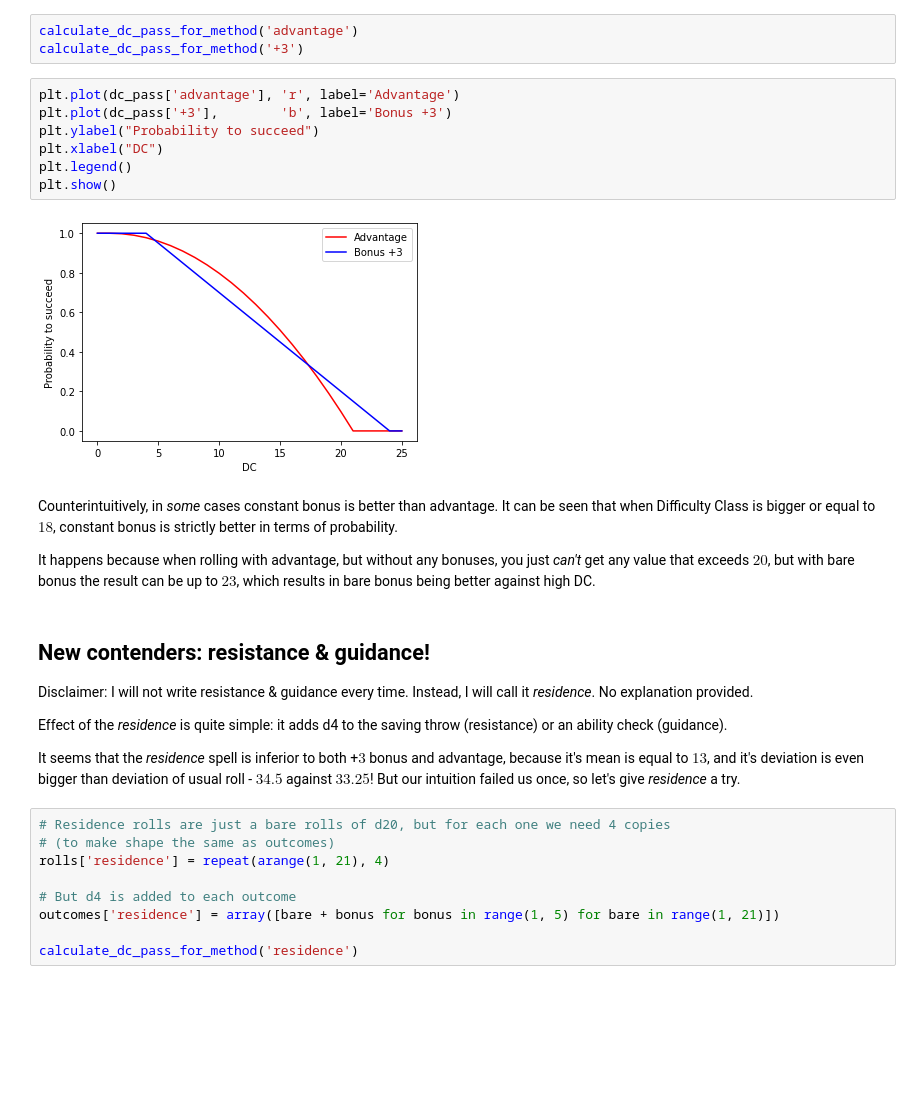
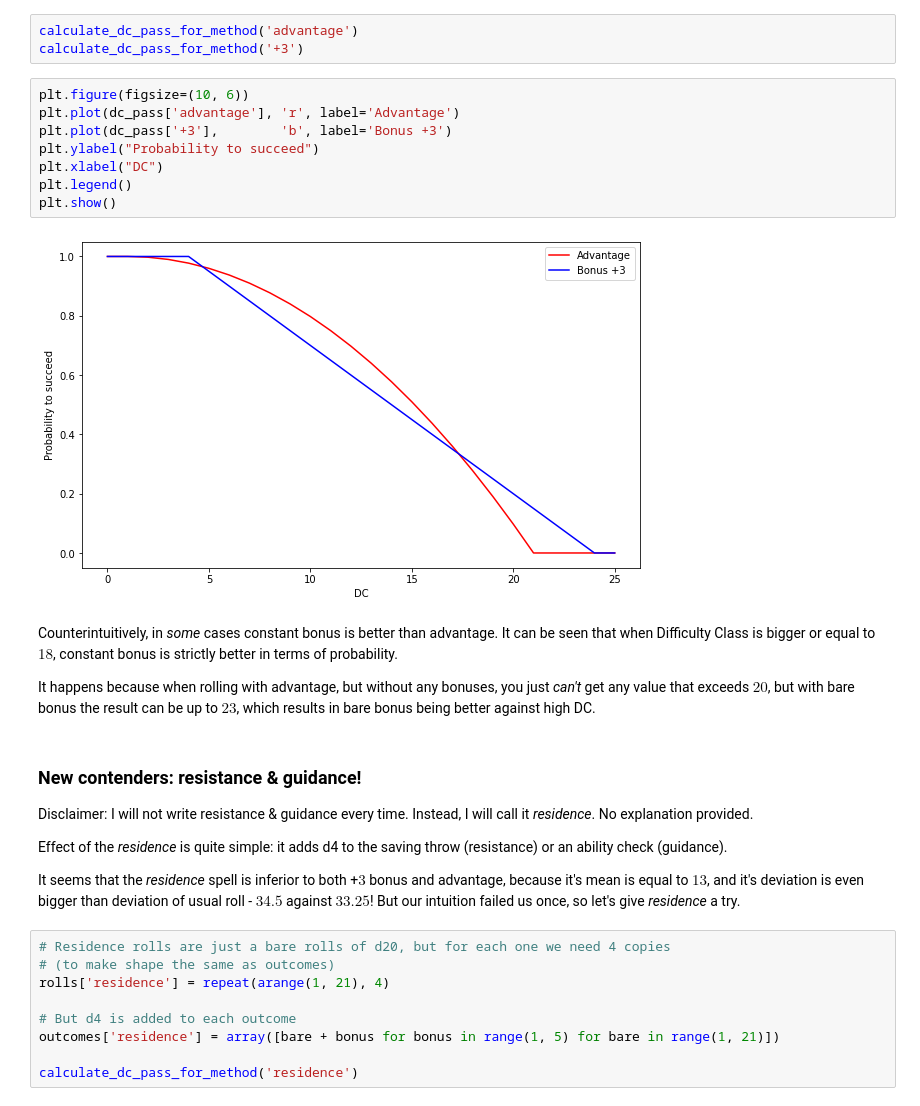
Before and after one commit to Covariance/DnD-math-basics, a Jupyter notebook: advantage.ipynb, the cells around one changed output. Drawn from its saved outputs; the diff is of its cells as text; blank space fills up the shorter version.

```diff
--- a/advantage.ipynb
+++ b/advantage.ipynb
@@ -70,20 +70,21 @@ def calculate_dc_pass_for_method(method: str):
 calculate_dc_pass_for_method('advantage')
 calculate_dc_pass_for_method('+3')
 # %%
+plt.figure(figsize=(10, 6))
 plt.plot(dc_pass['advantage'], 'r', label='Advantage')
 plt.plot(dc_pass['+3'],        'b', label='Bonus +3')
 plt.ylabel("Probability to succeed")
 plt.xlabel("DC")
 plt.legend()
 plt.show()
 # %% [output]
-[figure, old version]
+[figure, new version]
 # %% [markdown]
 Сounterintuitively, in *some* cases constant bonus is better than advantage. It can be seen that when Difficulty Class is bigger or equal to $18$, constant bonus is strictly better in terms of probability.
 
 It happens because when rolling with advantage, but without any bonuses, you just *can't* get any value that exceeds $20$, but with bare bonus the result can be up to $23$, which results in bare bonus being better against high DC.
 # %% [markdown]
-## New contenders: resistance & guidance!
+### New contenders: resistance & guidance!
 Disclaimer: I will not write resistance & guidance every time. Instead, I will call it *residence*. No explanation provided.
 
 Effect of the *residence* is quite simple: it adds d4 to the saving throw (resistance) or an ability check (guidance).
```
Also changed, not shown: parts of 8 cells of this notebook, 4 other files.
